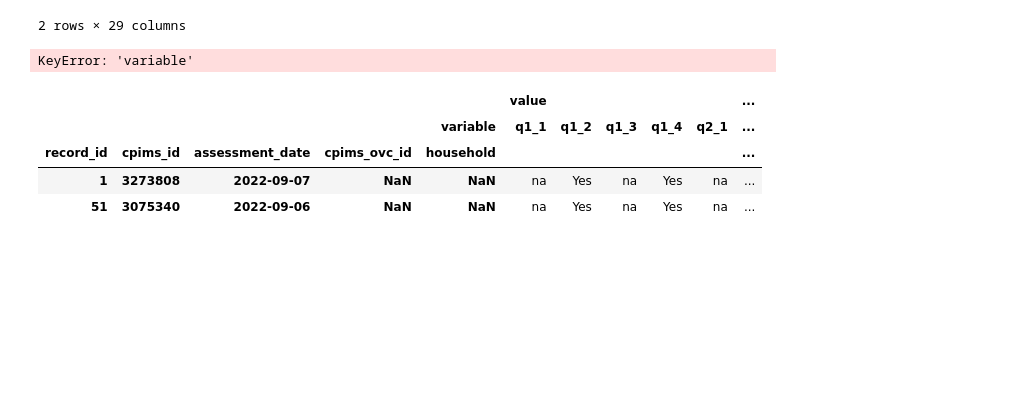
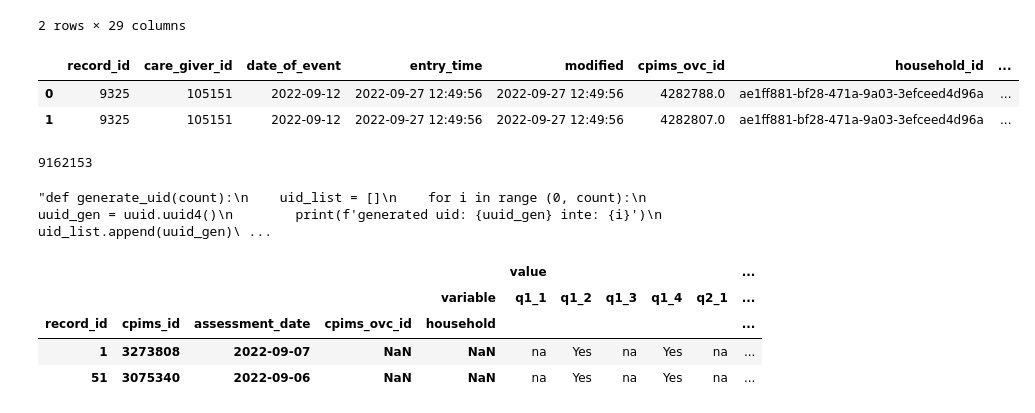
Before and after one commit to bmugwe/Usaid4thechild_data, a Jupyter notebook: MIS-CPIMS Data Import Test Script.ipynb, the cells around one changed output. Cells and saved outputs as stored; diff of their text form; code cells hidden in the pictures; blank space fills up the shorter version.

Commit message:
pivot and melt variable and value columns

```diff
--- a/MIS-CPIMS Data Import Test Script.ipynb
+++ b/MIS-CPIMS Data Import Test Script.ipynb
@@ -195,11 +195,42 @@ ovc_care_benchmark.head(2)
 # %%
 # pivot the table ovc_care_benchmark
 
 ovc_care_benchmark = ovc_care_benchmark[ovc_care_benchmark["variable"].str.contains('benchmark')].pivot(index=['record_id', 'care_giver_id','date_of_event','entry_time', 'modified', 'cpims_ovc_id', 'household_id',"benchmark11","benchmark12","benchmark13","benchmark14","benchmark15","benchmark16","benchmark17","bench_mark_score_id","timestamp_updated","timestamp_created"], columns='variable', values=['value'])
 
+# num_rows = ovc_care_benchmark['record_id'].count()
+
+ovc_care_benchmark = ovc_care_benchmark.reset_index().drop(['variable', 'value'], axis=1)
+ovc_care_benchmark = ovc_care_benchmark.melt(id_vars=['record_id', 'care_giver_id', 'date_of_event', 'entry_time', 'modified', 'cpims_ovc_id', 'household_id', 'benchmark11', 'benchmark12', 'benchmark13', 'benchmark14', 'benchmark15', 'benchmark16', 'benchmark17', 'bench_mark_score_id', 'timestamp_updated', 'timestamp_created'], var_name='benchmark', value_name='value')
+
+# print(num_rows)
+
 ovc_care_benchmark.head(2)
 # %% [output]
-KeyError: 'variable'
+|  | record_id | care_giver_id | date_of_event | entry_time | modified | cpims_ovc_id | household_id | ... |
+| 0 | 9325 | 105151 | 2022-09-12 | 2022-09-27 12:49:56 | 2022-09-27 12:49:56 | 4282788.0 | ae1ff881-bf28-471a-9a03-3efceed4d96a | ... |
+| 1 | 9325 | 105151 | 2022-09-12 | 2022-09-27 12:49:56 | 2022-09-27 12:49:56 | 4282807.0 | ae1ff881-bf28-471a-9a03-3efceed4d96a | ... |
+# %%
+# insert auto generated uuids into bench_mark_score_id
+
+record_counts = ovc_care_benchmark['record_id'].count()
+
+
+print(record_counts)
+"""def generate_uid(count):
+    uid_list = []
+    for i in range (0, count):
+        uuid_gen = uuid.uuid4()
+        print(f'generated uid: {uuid_gen} inte: {i}')
+        uid_list.append(uuid_gen)
+    return uid_list
+
+
+df_uid = pd.DataFrame(generate_uid(record_counts)) """
+
+# df_uid = pd.DataFrame(generate_uid(record_counts))
+# %% [output]
+9162153
+"def generate_uid(count):\n    uid_list = []\n    for i in range (0, count):\n        uuid_gen = uuid.uuid4()\n        print(f'generated uid: {uuid_gen} inte: {i}')\n        uid_list.append(uuid_gen)\ ...
 # %%
 #ovc_care_cpara = cpara_unpivot[cpara_unpivot["variable"].str.startswith('q')]
 ovc_care_cpara = cpara_unpivot[cpara_unpivot["variable"].str.startswith('q')].pivot(index=['record_id', 'cpims_id','assessment_date','cpims_ovc_id', 'household'], columns='variable', values=['value'])
```
Also changed, not shown: parts of 2 cells of this notebook, 2 other files.
